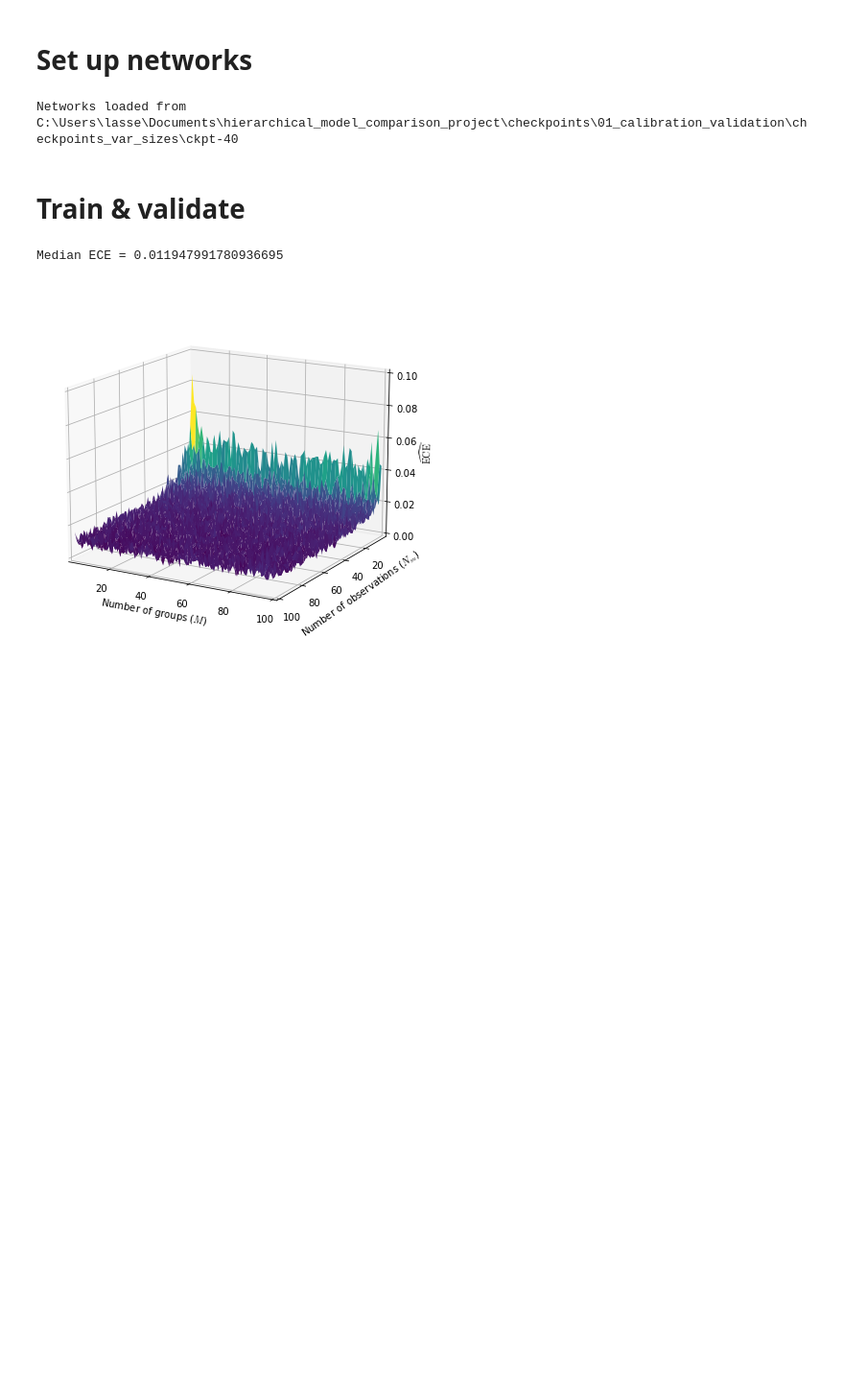
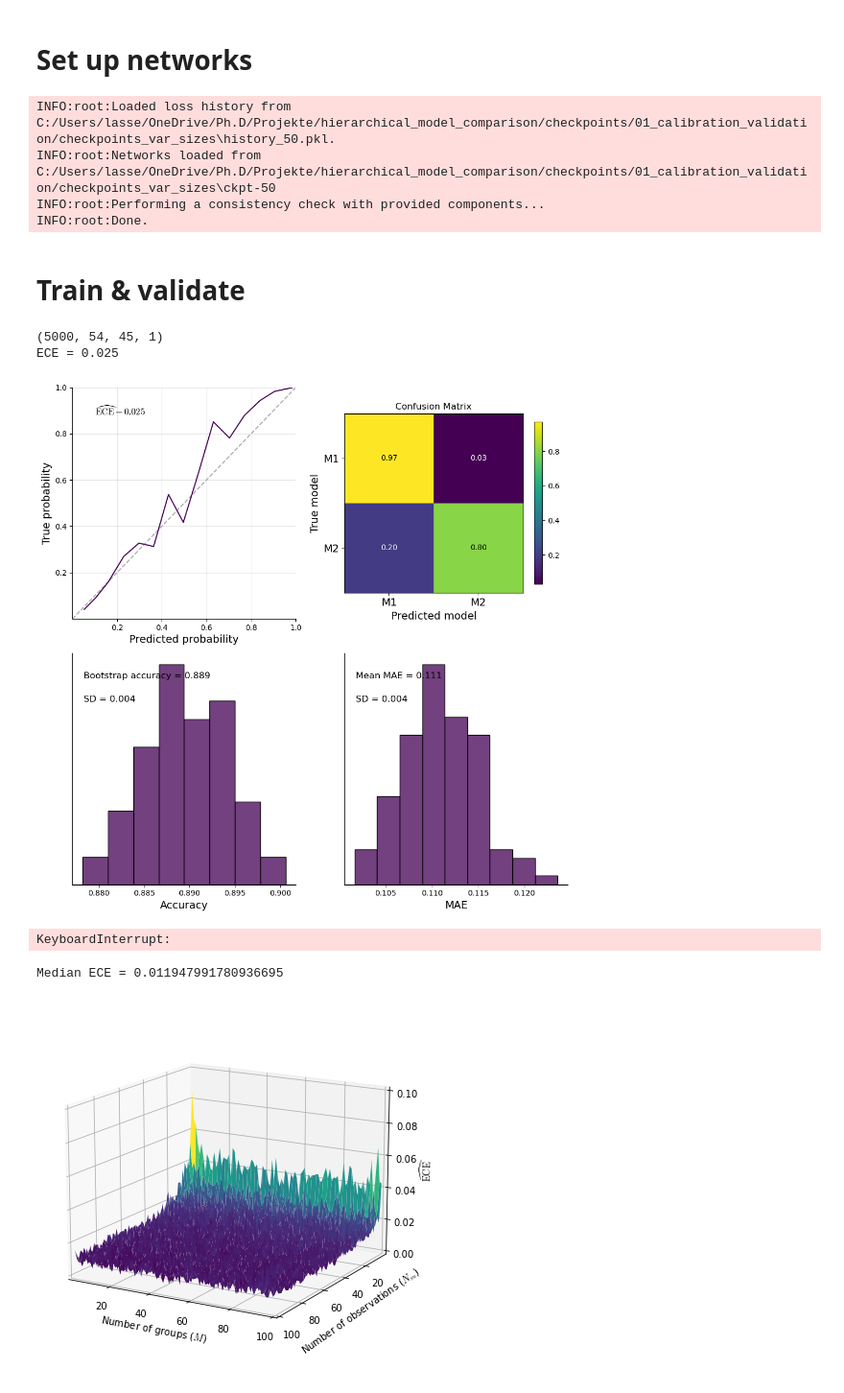
Before and after one commit to bayesflow-org/Hierarchical-Model-Comparison, a Jupyter notebook: notebooks/01_calibration_validation/03_calibration_variable_sizes.ipynb, the cells around one changed output. Shown at 96% size. Cells and saved outputs as stored; diff of their text form; code cells hidden in the pictures; blank space fills up the shorter version.

```diff
--- a/notebooks/01_calibration_validation/03_calibration_variable_sizes.ipynb
+++ b/notebooks/01_calibration_validation/03_calibration_variable_sizes.ipynb
@@ -56,44 +68,40 @@ simulator = MainSimulator(HierarchicalNormalSimulator())
 # %%
 # Training steps
-epochs = 40
-iterations_per_epoch = 1000
-
-# Range of groups and nested observations
-n_clust_min = 1
-n_clust_max = 100
-n_obs_min = 1
-n_obs_max = 100
-
-# Cosine decaying learning rate
-initial_lr = 0.0005
-decay_steps = epochs * iterations_per_epoch
-alpha = 0
-lr_schedule = CosineDecay(initial_lr, decay_steps, alpha=alpha)
+epochs=50
+iterations_per_epoch=1000
 
 # Checkpoint path for loading pretrained network and saving the final network
-checkpoint_path = "C:\\Users\\lasse\\Documents\\hierarchical_model_comparison_project\\checkpoints\\01_calibration_validation\\checkpoints_var_sizes"
 
-trainer = ModelComparisonTrainer(
-    network=amortizer,
-    generative_model=simulator,
-    loss=partial(softmax_loss),
-    optimizer=partial(Adam, lr_schedule),
-    checkpoint_path=checkpoint_path,
-    skip_checks=True,
-)
+checkpoint_path = 'C:/Users/lasse/OneDrive/Ph.D/Projekte/hierarchical_model_comparison/checkpoints/01_calibration_validation/checkpoints_var_sizes'
+
+trainer = bf.trainers.Trainer(
+    amortizer=amortizer,
+    generative_model=meta_model,
+    default_lr=0.0001,
+    checkpoint_path=checkpoint_path
+    )
 # %% [output]
-Networks loaded from C:\Users\lasse\Documents\hierarchical_model_comparison_project\checkpoints\01_calibration_validation\checkpoints_var_sizes\ckpt-40
+INFO:root:Loaded loss history from C:/Users/lasse/OneDrive/Ph.D/Projekte/hierarchical_model_comparison/checkpoints/01_calibration_validation/checkpoints_var_sizes\history_50.pkl.
+INFO:root:Networks loaded from C:/Users/lasse/OneDrive/Ph.D/Projekte/hierarchical_model_comparison/checkpoints/01_calibration_validation/checkpoints_var_sizes\ckpt-50
+INFO:root:Performing a consistency check with provided components...
+INFO:root:Done.
 # %% [markdown]
 # Train & validate
 # %%
 training_time_start = perf_counter()
 losses = trainer.train_online(
-    epochs=epochs,
-    iterations_per_epoch=iterations_per_epoch,
-    batch_size=32,
-    n_obs=partial(n_clust_obs_v_v, n_clust_min, n_clust_max, n_obs_min, n_obs_max),
-)
+    epochs=epochs, iterations_per_epoch=iterations_per_epoch, batch_size=32
+    )
 training_time_stop = perf_counter()
+# %%
+# Test performance with random n_clust and n_obs
+val_data = trainer.configurator(meta_model(5000))
+print(val_data['summary_conditions'].shape)
+perf_tester(probability_net, summary_net, val_data, n_cal_bins=15)
+# %% [output]
+(5000, 54, 45, 1)
+ECE = 0.025
+[figure, added]
 # %%
 # Validation (takes about 3h)
 n_val_per_setting = 5000
@@ -103,7 +111,9 @@ if not get_accuracies_sbc:
     eces = compute_eces_variable(
         probability_net,
         summary_net,
-        simulator,
+        trainer,
+        m1_simulator,
+        m2_simulator,
         n_val_per_setting,
         n_clust_min,
         n_clust_max,
@@ -115,7 +125,9 @@ if get_accuracies_sbc:
     eces, accuracies, sbcs = compute_eces_variable(
         probability_net,
         summary_net,
-        simulator,
+        trainer,
+        m1_simulator,
+        m2_simulator,
         n_val_per_setting,
         n_clust_min,
         n_clust_max,
@@ -123,6 +135,8 @@ if get_accuracies_sbc:
         n_obs_max,
         add_accuracy_sbc=True,
     )
+# %% [output]
+KeyboardInterrupt:
 # %%
 # Export validation results
 export_val_results = True
```
Also changed, not shown: parts of 18 cells of this notebook.
